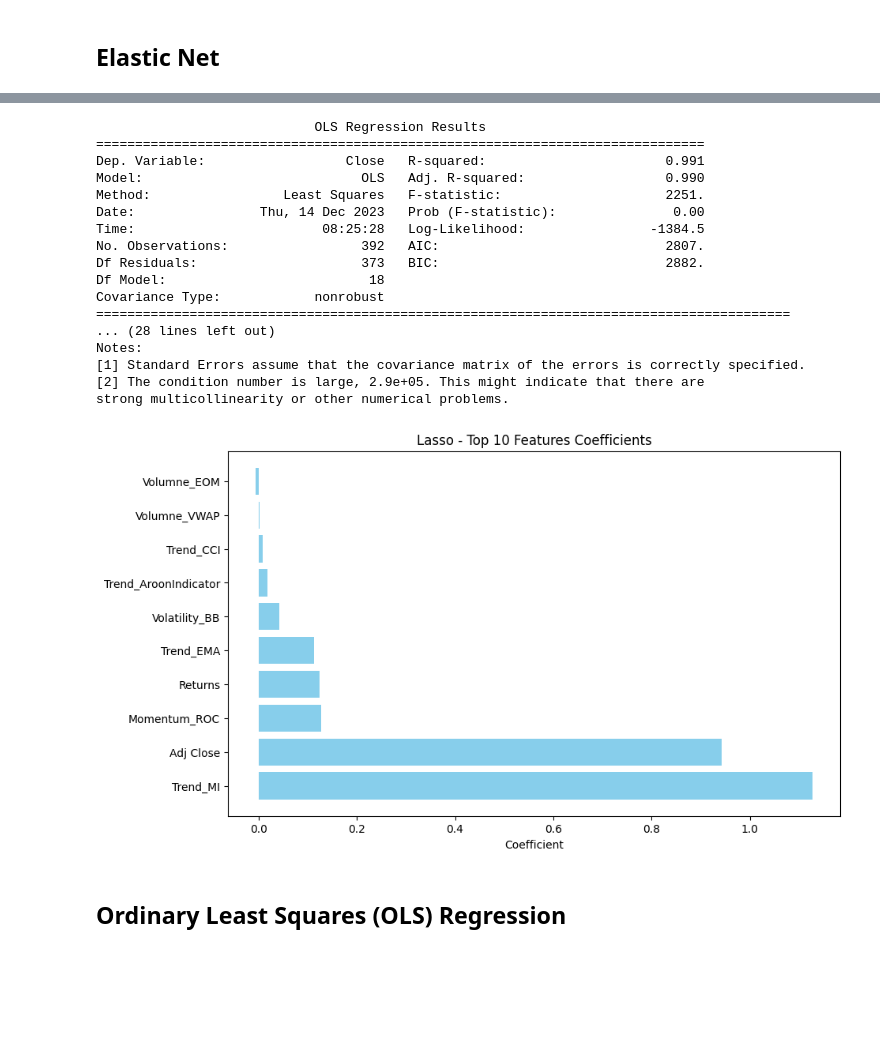
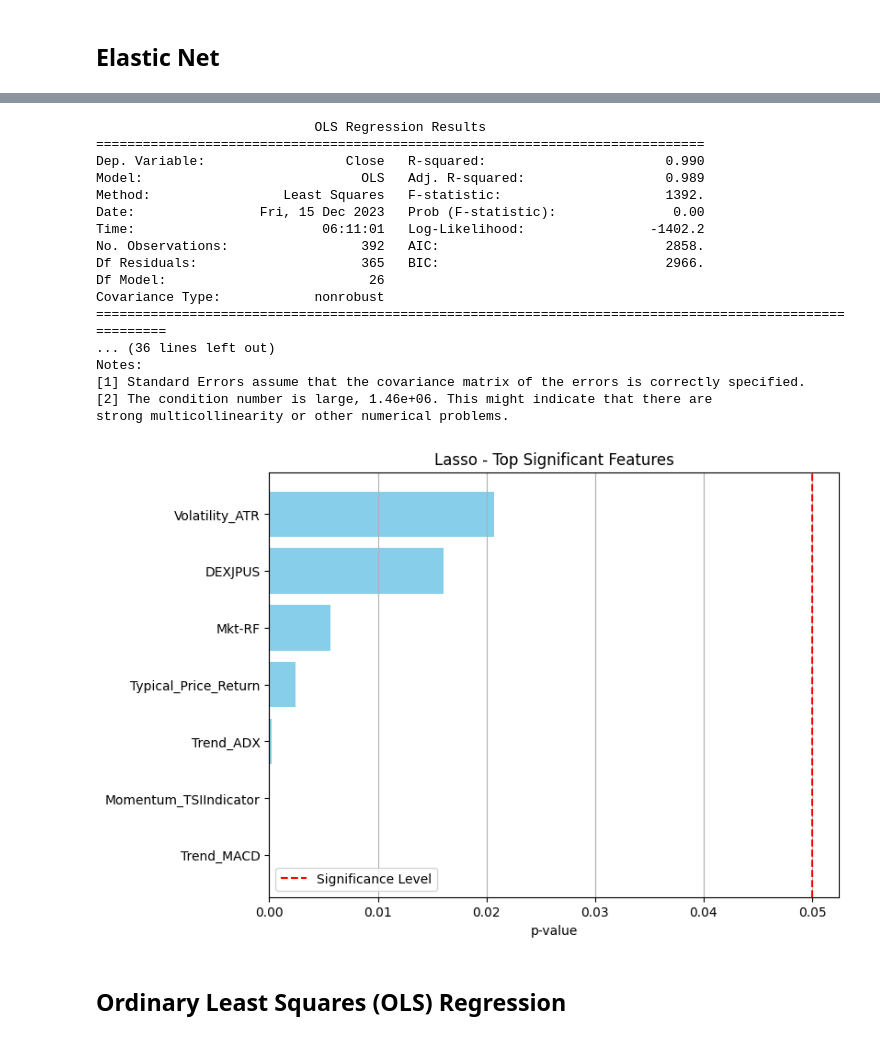
Before and after one commit to piyush-an/INFO7374_Predict_StockPrice, a Jupyter notebook: 3_Feature_Importance.ipynb, the cells around one changed output, grey strips where cells are left out. Saved outputs shown, nothing was run; the diff lists cells and outputs as text; code cells hidden in the pictures; blank space fills up the shorter version.

```diff
--- a/3_Feature_Importance.ipynb
+++ b/3_Feature_Importance.ipynb
@@ -120,14 +135,14 @@ with mlflow.start_run():
     X_train_selected = X_train[selected_columns]
     X_test_selected = X_test[selected_columns]
 
-    LARS_Model = sm.OLS(y_train, sm.add_constant(X_train_selected)).fit()
-    y_pred = LARS_Model.predict(sm.add_constant(X_test_selected))
+    Lasso_Model = sm.OLS(y_train, sm.add_constant(X_train_selected)).fit()
+    y_pred = Lasso_Model.predict(sm.add_constant(X_test_selected))
     corr_model = np.corrcoef(y_pred, y_test, rowvar=False)[0, 1]
 
     MSE = mean_squared_error(y_test, y_pred)
     RMSE = math.sqrt(MSE)
 
-    print(LARS_Model.summary())
+    print(Lasso_Model.summary())
 
     mlflow.set_tag("model", "LARS")
     mlflow.set_tag("runtype", "FeatureSelection")
@@ -135,38 +150,51 @@ with mlflow.start_run():
 # %% [output]
                             OLS Regression Results
 ==============================================================================
-Dep. Variable:                  Close   R-squared:                       0.991
-Model:                            OLS   Adj. R-squared:                  0.990
-Method:                 Least Squares   F-statistic:                     2251.
-Date:                Thu, 14 Dec 2023   Prob (F-statistic):               0.00
-Time:                        08:25:28   Log-Likelihood:                -1384.5
-No. Observations:                 392   AIC:                             2807.
-Df Residuals:                     373   BIC:                             2882.
-Df Model:                          18
+Dep. Variable:                  Close   R-squared:                       0.990
+Model:                            OLS   Adj. R-squared:                  0.989
+Method:                 Least Squares   F-statistic:                     1392.
+Date:                Fri, 15 Dec 2023   Prob (F-statistic):               0.00
+Time:                        06:11:01   Log-Likelihood:                -1402.2
+No. Observations:                 392   AIC:                             2858.
+Df Residuals:                     365   BIC:                             2966.
+Df Model:                          26
 Covariance Type:            nonrobust
-=========================================================================================
-... (28 lines left out)
+=========================================================================================================
+... (36 lines left out)
 Notes:
 [1] Standard Errors assume that the covariance matrix of the errors is correctly specified.
-[2] The condition number is large, 2.9e+05. This might indicate that there are
+[2] The condition number is large, 1.46e+06. This might indicate that there are
 strong multicollinearity or other numerical problems.
-# %%
-# Extract coefficients and their names
-coefficients = LARS_Model.params[1:]
-feature_names = X_train_selected.columns
-
-# Create a DataFrame with feature names and coefficients
-coefficients_df = pd.DataFrame({'Feature': feature_names, 'Coefficient': coefficients})
-coefficients_df = coefficients_df.sort_values(by='Coefficient', ascending=False).head(10)
-
-# Plot the top 10 significant features
-plt.figure(figsize=(10, 6))
-plt.barh(coefficients_df['Feature'], coefficients_df['Coefficient'], color='skyblue')
-plt.xlabel('Coefficient')
-plt.title('Lasso - Top 10 Features Coefficients')
-plt.show()
-# %% [output]
-[figure, removed]
+# %%
+p_values = Lasso_Model.pvalues
+
+# Set a significance level (e.g., 0.05)
+significance_level = 0.05
+
+# Get indices of significant features based on p-values
+significant_features_indices = [i for i, p_val in enumerate(p_values) if p_val < significance_level]
+
+# Get the names of significant features and their corresponding p-values
+significant_features = [X_train_selected.columns[i] for i in significant_features_indices]
+significant_p_values = [p_values[i] for i in significant_features_indices]
+
+# Sort features based on their p-values
+sorted_indices = np.argsort(significant_p_values)  # Sort indices in ascending order of p-values
+
+sorted_features = [significant_features[i] for i in sorted_indices]
+sorted_p_values = [significant_p_values[i] for i in sorted_indices]
+
+# Plotting
+plt.figure(figsize=(8, 6))
+plt.barh(sorted_features, sorted_p_values, color='skyblue')
+plt.xlabel('p-value')
+plt.title('Lasso - Top Significant Features')
+plt.axvline(x=significance_level, color='red', linestyle='--', label='Significance Level')
+plt.legend()
+plt.grid(axis='x')
+plt.show()
+# %% [output]
+[figure, added]
 # %% [markdown]
 ## Ordinary Least Squares (OLS) Regression
 # %%
```
Also changed, not shown: parts of 10 cells of this notebook.
